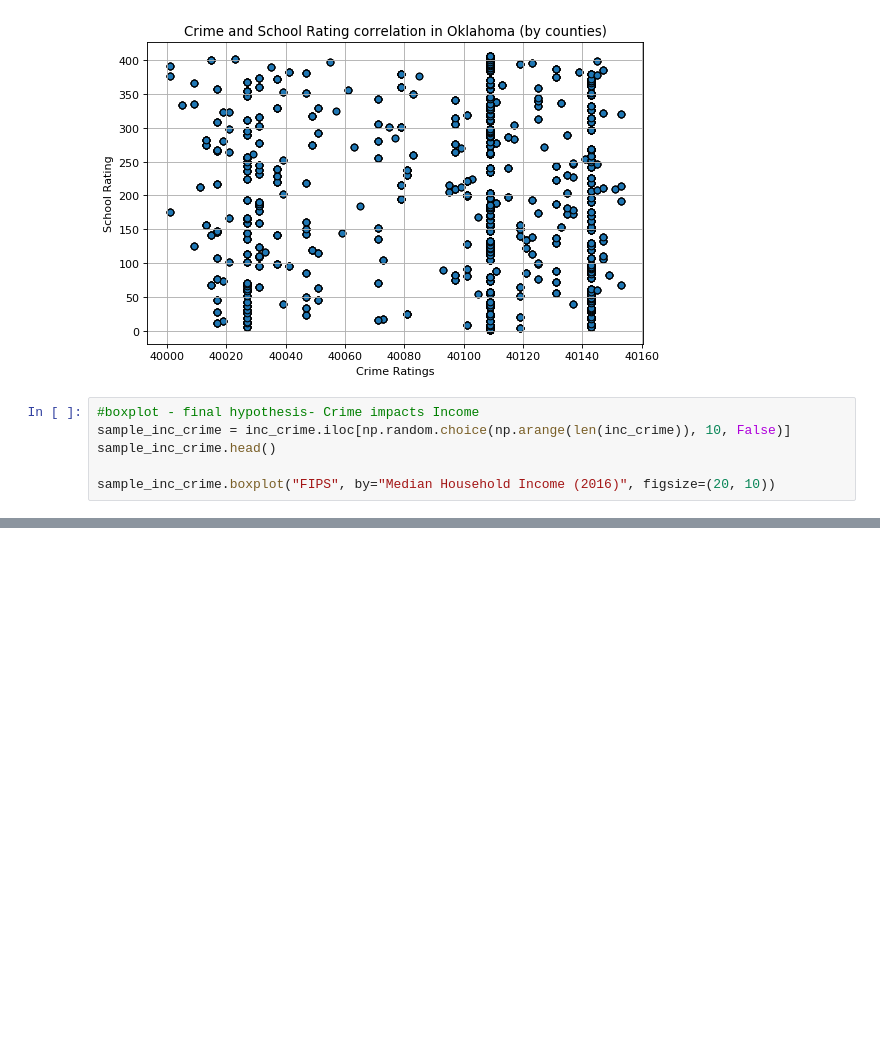
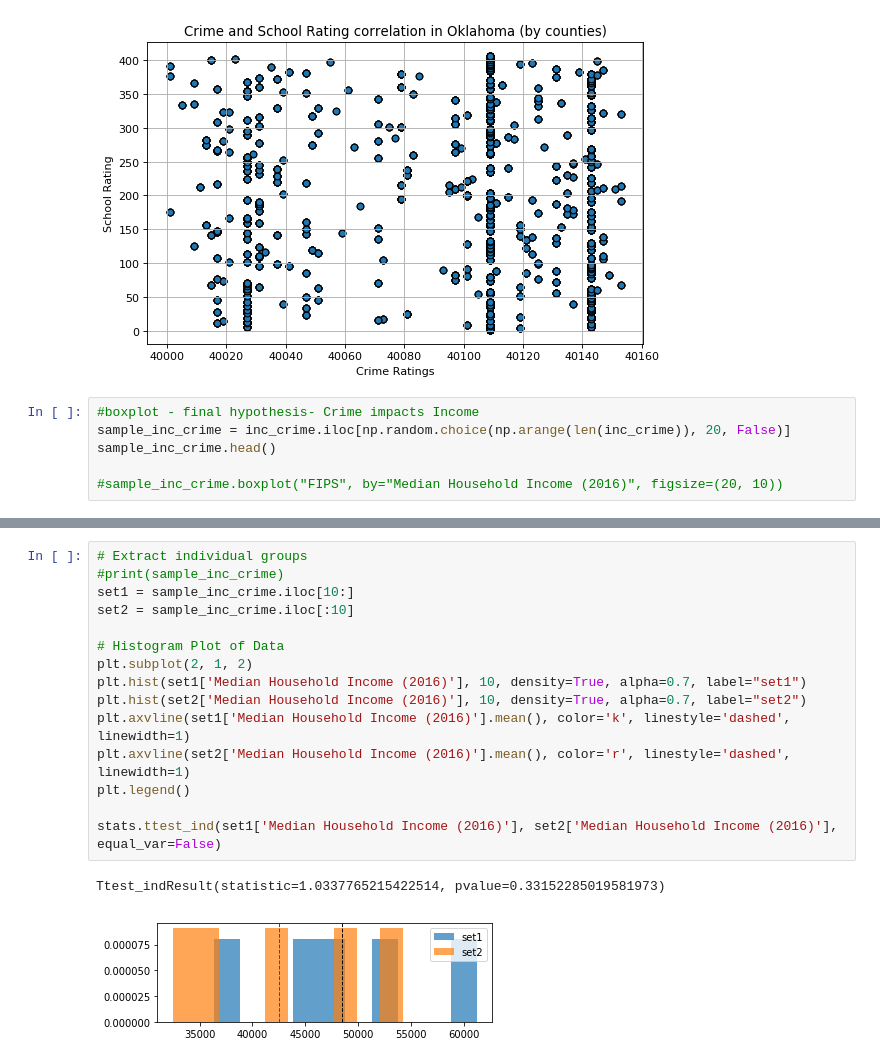
Before and after one commit to swati-rk-ucb/project-one, a Jupyter notebook: project-one-cp.ipynb, the cells around one changed output, grey strips where cells are left out. Saved outputs shown, nothing was run; the diff lists cells and outputs as text; blank space fills up the shorter version.

Commit message:
hist grms

```diff
--- a/project-one-cp.ipynb
+++ b/project-one-cp.ipynb
@@ -372,8 +376,8 @@ plt.show()
 [figure]
 # %%
 #boxplot - final hypothesis- Crime impacts Income
-sample_inc_crime = inc_crime.iloc[np.random.choice(np.arange(len(inc_crime)), 10, False)]
+sample_inc_crime = inc_crime.iloc[np.random.choice(np.arange(len(inc_crime)), 20, False)]
 sample_inc_crime.head()
 
-sample_inc_crime.boxplot("FIPS", by="Median Household Income (2016)", figsize=(20, 10))
+#sample_inc_crime.boxplot("FIPS", by="Median Household Income (2016)", figsize=(20, 10))
 # %% [output]
@@ -382 +390,19 @@ sample_inc_crime.boxplot("FIPS", by="Median Household Income (2016)", figsize=(2
+# %%
+# Extract individual groups
+#print(sample_inc_crime)
+set1 = sample_inc_crime.iloc[10:]
+set2 = sample_inc_crime.iloc[:10]
+
+# Histogram Plot of Data
+plt.subplot(2, 1, 2)
+plt.hist(set1['Median Household Income (2016)'], 10, density=True, alpha=0.7, label="set1")
+plt.hist(set2['Median Household Income (2016)'], 10, density=True, alpha=0.7, label="set2")
+plt.axvline(set1['Median Household Income (2016)'].mean(), color='k', linestyle='dashed', linewidth=1)
+plt.axvline(set2['Median Household Income (2016)'].mean(), color='r', linestyle='dashed', linewidth=1)
+plt.legend()
+
+stats.ttest_ind(set1['Median Household Income (2016)'], set2['Median Household Income (2016)'], equal_var=False)
+# %% [output]
+Ttest_indResult(statistic=1.0337765215422514, pvalue=0.33152285019581973)
+[figure, added]
 # %%
```
Also changed, not shown: parts of 5 cells of this notebook.
